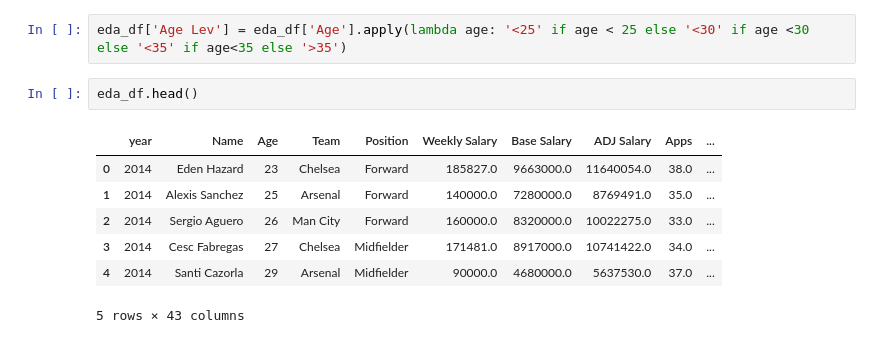
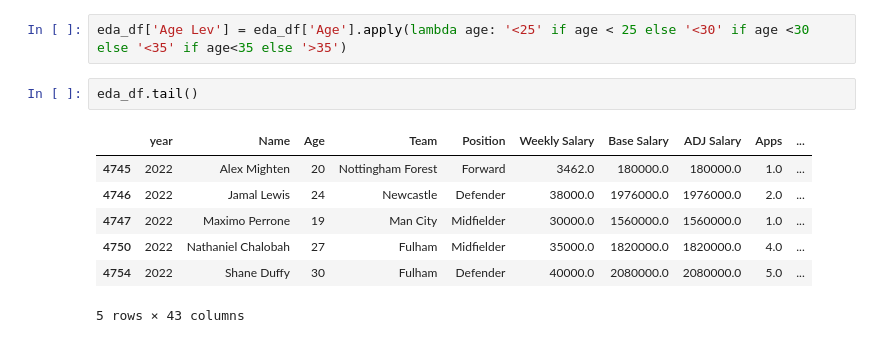
Before and after one commit to sajacaros/eda_champions, a Jupyter notebook: eda/eda.ipynb, the cells around one changed output. Drawn from its saved outputs; the diff is of its cells as text.

```diff
--- a/eda/eda.ipynb
+++ b/eda/eda.ipynb
@@ -74,12 +74,12 @@ round(eda_df.describe(), 2)
 # %%
 eda_df['Age Lev'] = eda_df['Age'].apply(lambda age: '<25' if age < 25 else '<30' if age <30 else '<35' if age<35 else '>35')
 # %%
-eda_df.head()
+eda_df.tail()
 # %% [output]
 |  | year | Name | Age | Team | Position | Weekly Salary | Base Salary | ADJ Salary | Apps | ... |
-| 0 | 2014 | Eden Hazard | 23 | Chelsea | Forward | 185827.0 | 9663000.0 | 11640054.0 | 38.0 | ... |
-| 1 | 2014 | Alexis Sanchez | 25 | Arsenal | Forward | 140000.0 | 7280000.0 | 8769491.0 | 35.0 | ... |
-| 2 | 2014 | Sergio Aguero | 26 | Man City | Forward | 160000.0 | 8320000.0 | 10022275.0 | 33.0 | ... |
-| 3 | 2014 | Cesc Fabregas | 27 | Chelsea | Midfielder | 171481.0 | 8917000.0 | 10741422.0 | 34.0 | ... |
-| 4 | 2014 | Santi Cazorla | 29 | Arsenal | Midfielder | 90000.0 | 4680000.0 | 5637530.0 | 37.0 | ... |
+| 4745 | 2022 | Alex Mighten | 20 | Nottingham Forest | Forward | 3462.0 | 180000.0 | 180000.0 | 1.0 | ... |
+| 4746 | 2022 | Jamal Lewis | 24 | Newcastle | Defender | 38000.0 | 1976000.0 | 1976000.0 | 2.0 | ... |
+| 4747 | 2022 | Maximo Perrone | 19 | Man City | Midfielder | 30000.0 | 1560000.0 | 1560000.0 | 1.0 | ... |
+| 4750 | 2022 | Nathaniel Chalobah | 27 | Fulham | Midfielder | 35000.0 | 1820000.0 | 1820000.0 | 4.0 | ... |
+| 4754 | 2022 | Shane Duffy | 30 | Fulham | Defender | 40000.0 | 2080000.0 | 2080000.0 | 5.0 | ... |
 5 rows × 43 columns
```
Also changed, not shown: parts of 8 cells of this notebook.
